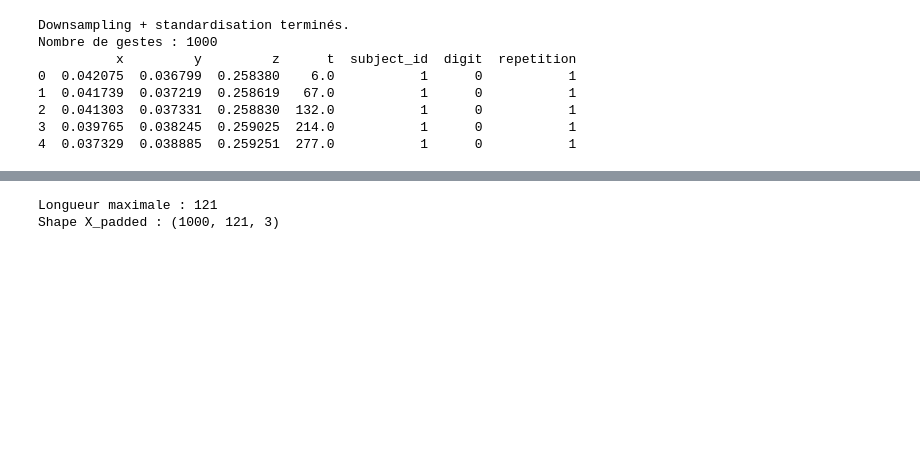
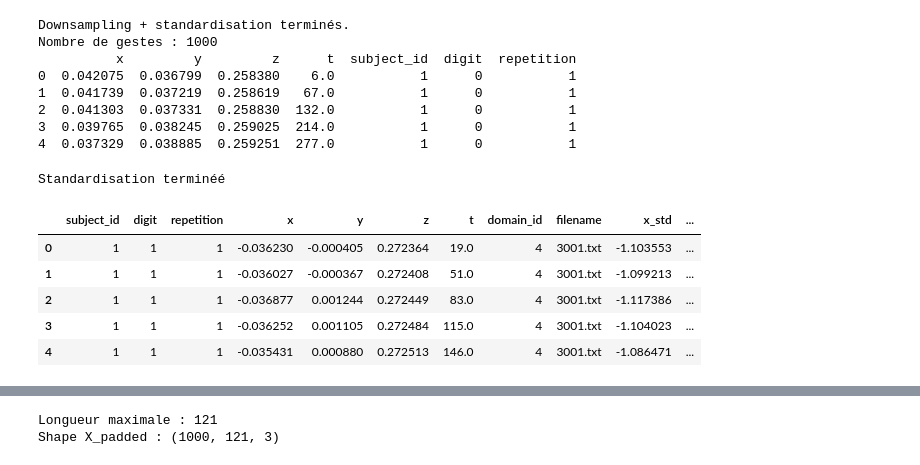
Before and after one commit to nmohymont/Gesture-Recognition-Project, a Jupyter notebook: advanced_method_pytorch.ipynb, the cells around one changed output, grey strips where cells are left out. Cells and saved outputs as stored; diff of their text form; code cells hidden in the pictures; blank space fills up the shorter version.

```diff
--- a/advanced_method_pytorch.ipynb
+++ b/advanced_method_pytorch.ipynb
@@ -95,6 +181,17 @@ Nombre de gestes : 1000
 3  0.039765  0.038245  0.259025  214.0           1      0           1
 4  0.037329  0.038885  0.259251  277.0           1      0           1
 # %%
-df_domain1_downsampled = df_domain1_downsampled.groupby(
+df_domain4_std = df_domain4.groupby(
     ['subject_id', 'digit', 'repetition'], group_keys=False
     ).apply(standardize_group)
+
+print("Standardisation terminéé")
+df_domain4_std.head()
+# %% [output]
+Standardisation terminéé
+|  | subject_id | digit | repetition | x | y | z | t | domain_id | filename | x_std | ... |
+| 0 | 1 | 1 | 1 | -0.036230 | -0.000405 | 0.272364 | 19.0 | 4 | 3001.txt | -1.103553 | ... |
+| 1 | 1 | 1 | 1 | -0.036027 | -0.000367 | 0.272408 | 51.0 | 4 | 3001.txt | -1.099213 | ... |
+| 2 | 1 | 1 | 1 | -0.036877 | 0.001244 | 0.272449 | 83.0 | 4 | 3001.txt | -1.117386 | ... |
+| 3 | 1 | 1 | 1 | -0.036252 | 0.001105 | 0.272484 | 115.0 | 4 | 3001.txt | -1.104023 | ... |
+| 4 | 1 | 1 | 1 | -0.035431 | 0.000880 | 0.272513 | 146.0 | 4 | 3001.txt | -1.086471 | ... |
```
Also changed, not shown: parts of 27 cells of this notebook, 3 other files.
